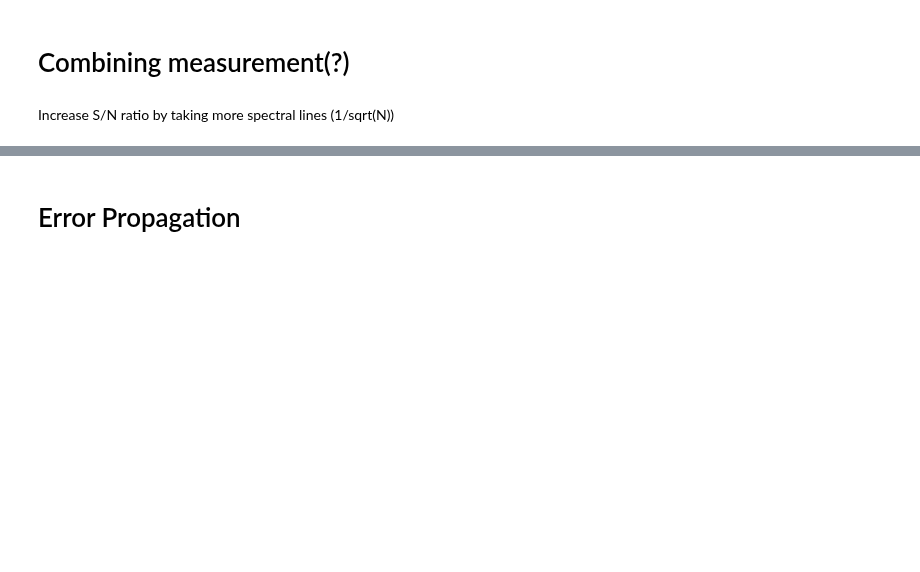
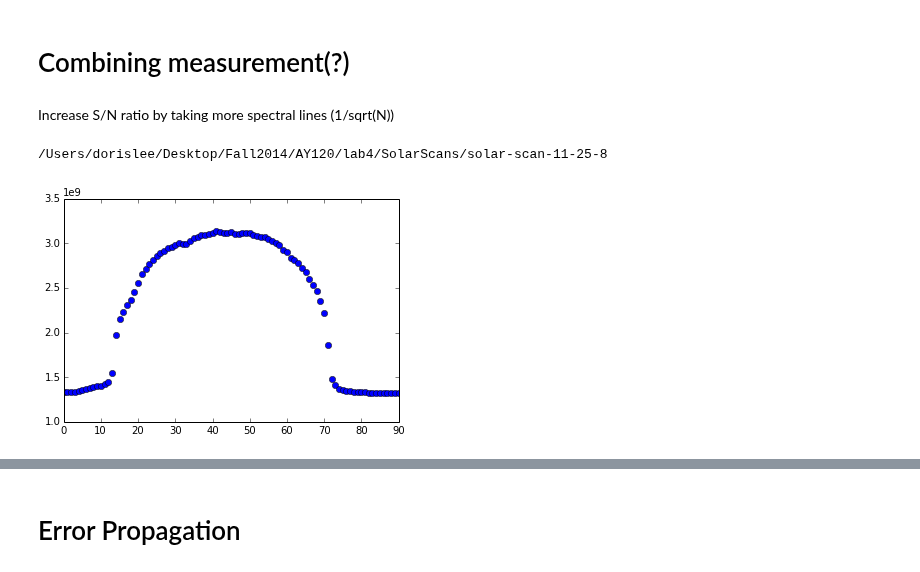
Before and after one commit to dorisjlee/AY120, a Jupyter notebook: lab4/SolarScan Analysis.ipynb, the cells around one changed output, grey strips where cells are left out. Drawn from its saved outputs; the diff is of its cells as text; code cells hidden in the pictures; blank space fills up the shorter version.

```diff
--- a/lab4/SolarScan Analysis.ipynb
+++ b/lab4/SolarScan Analysis.ipynb
@@ -704,3 +718,11 @@ Found what the bug is. You need to hone in on the centroid finding to a smaller
 # Combining measurement(?)
 # %% [markdown]
 Increase S/N ratio by taking more spectral lines (1/sqrt(N))
+# %%
+cd ../solar-scan-11-25-8/
+# %% [output]
+/Users/dorislee/Desktop/Fall2014/AY120/lab4/SolarScans/solar-scan-11-25-8
+# %%
+time_series("solar-scan-11-25-8-0*.fits")
+# %% [output]
+[figure, added]
```
Also changed, not shown: parts of 17 cells of this notebook, 7 other files.
